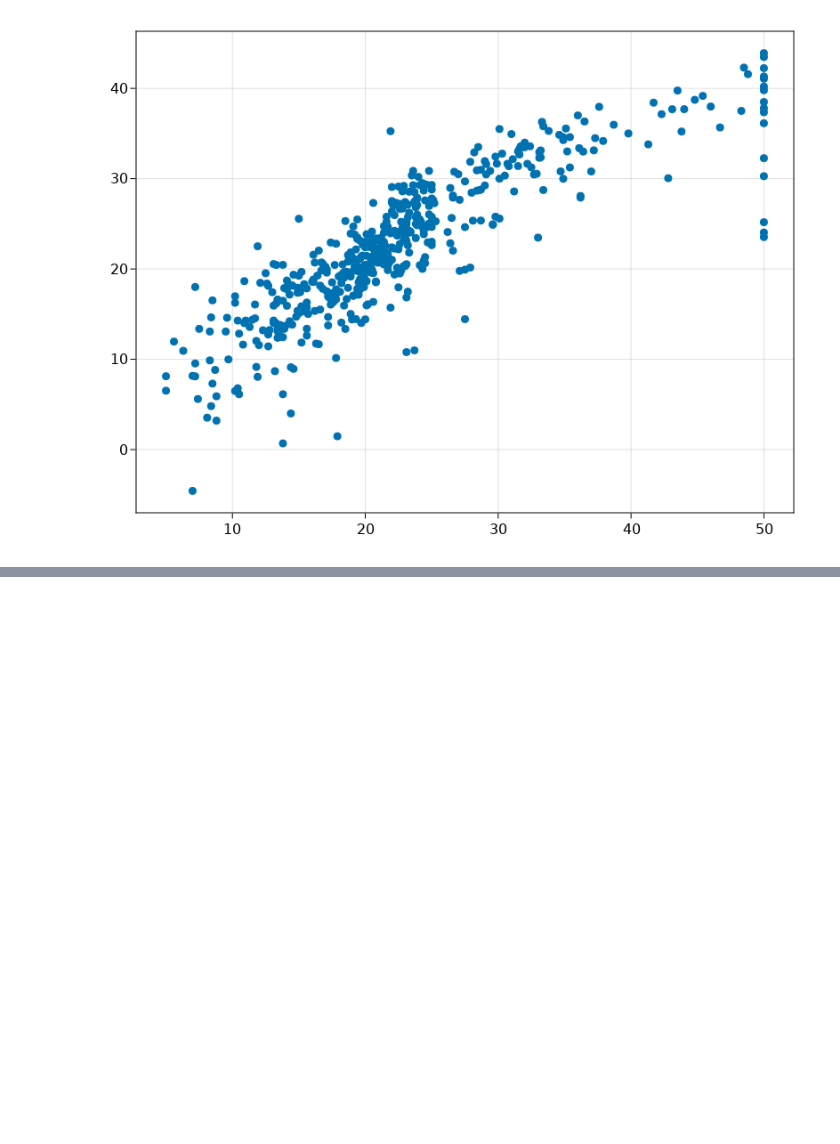
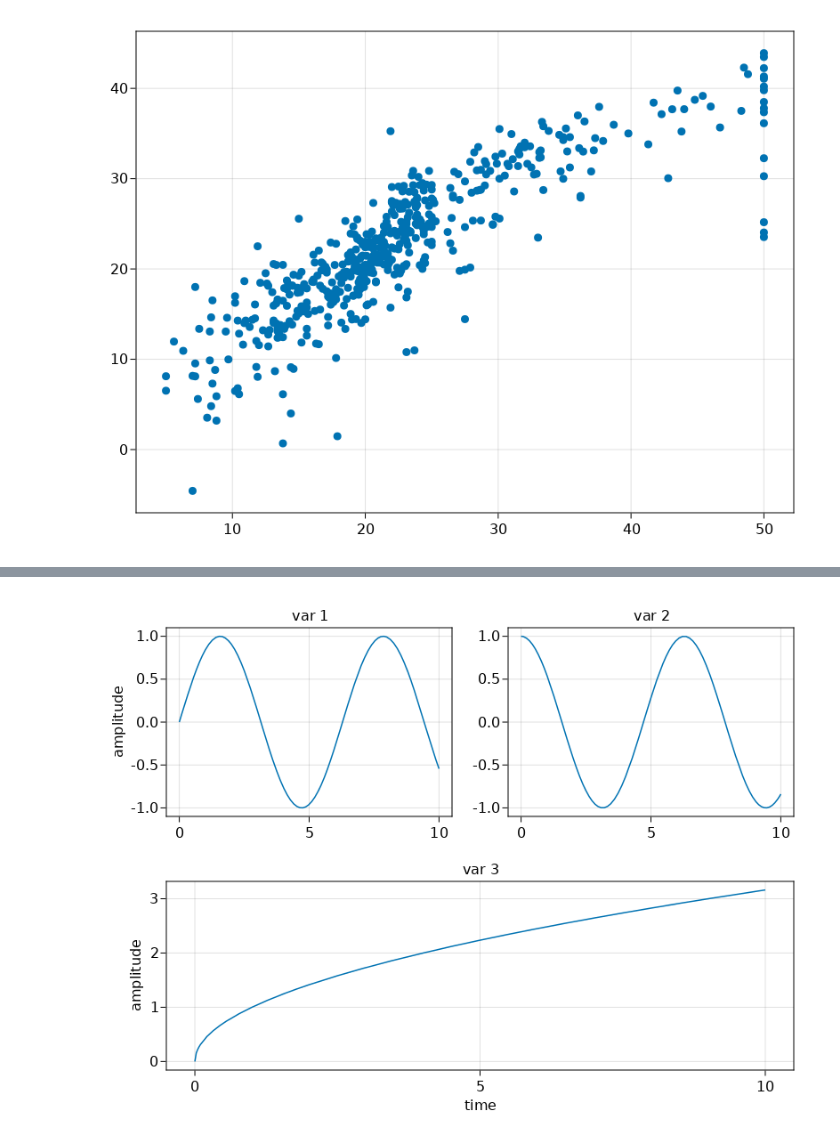
Before and after one commit to julionovoa/jl-sandbox, a Jupyter notebook: code/_CairoMakie.ipynb, the cells around one changed output, grey strips where cells are left out. Cells and saved outputs as stored; diff of their text form; code cells hidden in the pictures; blank space fills up the shorter version.

```diff
--- a/code/_CairoMakie.ipynb
+++ b/code/_CairoMakie.ipynb
@@ -50,0 +46,8 @@ scatter(y, yhat)
+# %%
+# plot into the empty axes
+lines!(ax1, 0..10, sin)
+lines!(ax2, 0..10, cos)
+lines!(ax3, 0..10, sqrt)
+fig
+# %% [output]
+[figure, added]
```
Also changed, not shown: parts of 4 cells of this notebook.
